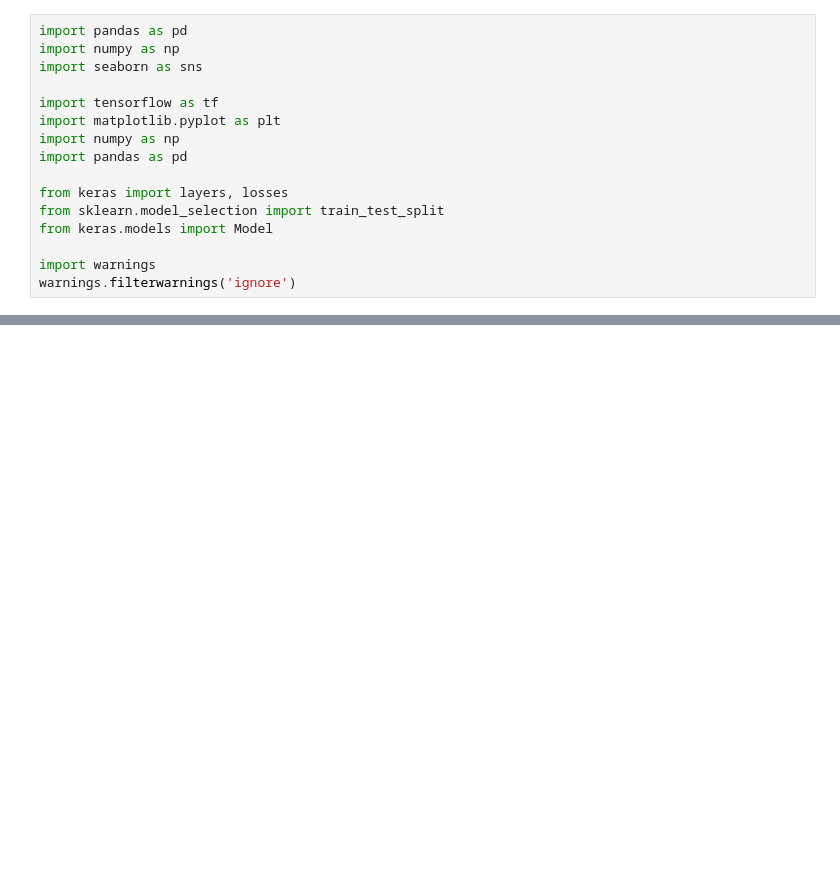
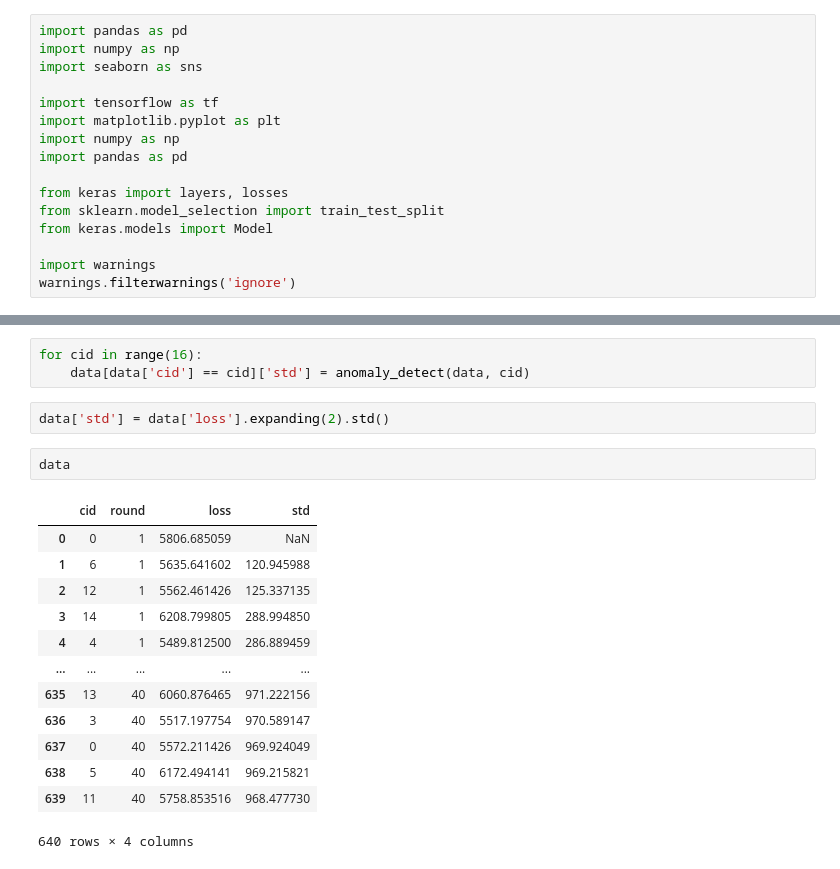
Before and after one commit to GabrielTalasso/Federated_IoT_Anomaly_Detection, a Jupyter notebook: analysis.ipynb, the cells around one changed output, grey strips where cells are left out. Drawn from its saved outputs; the diff is of its cells as text; blank space fills up the shorter version.

```diff
--- a/analysis.ipynb
+++ b/analysis.ipynb
@@ -71 +71,22 @@ for i, model in enumerate(models):
+# %%
+for cid in range(16):
+    data[data['cid'] == cid]['std'] = anomaly_detect(data, cid)
+# %%
+data['std'] = data['loss'].expanding(2).std()
+# %%
+data
+# %% [output]
+|  | cid | round | loss | std |
+| 0 | 0 | 1 | 5806.685059 | NaN |
+| 1 | 6 | 1 | 5635.641602 | 120.945988 |
+| 2 | 12 | 1 | 5562.461426 | 125.337135 |
+| 3 | 14 | 1 | 6208.799805 | 288.994850 |
+| 4 | 4 | 1 | 5489.812500 | 286.889459 |
+| ... | ... | ... | ... | ... |
+| 635 | 13 | 40 | 6060.876465 | 971.222156 |
+| 636 | 3 | 40 | 5517.197754 | 970.589147 |
+| 637 | 0 | 40 | 5572.211426 | 969.924049 |
+| 638 | 5 | 40 | 6172.494141 | 969.215821 |
+| 639 | 11 | 40 | 5758.853516 | 968.477730 |
+640 rows × 4 columns
 # %%
```
Also changed, not shown: parts of 11 cells of this notebook, 4 other files.
